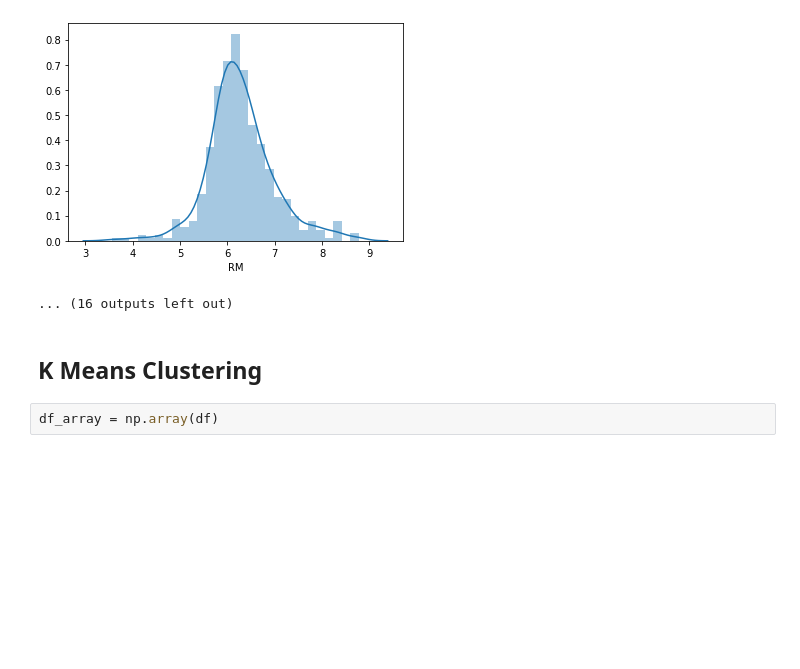
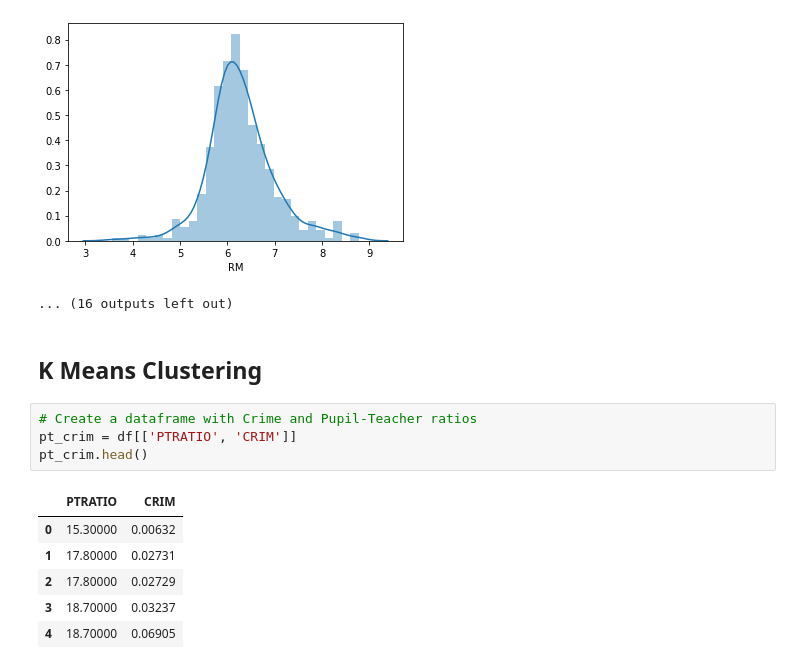
Before and after one commit to lechemrc/CS-Build-Week, a Jupyter notebook: src/project.ipynb, the cells around one changed output. Cells and saved outputs as stored; diff of their text form; blank space fills up the shorter version.

```diff
--- a/src/project.ipynb
+++ b/src/project.ipynb
@@ -98,5 +102,14 @@ RM
 ... (16 outputs left out)
 # %% [markdown]
 ## K Means Clustering
-# %%
-df_array = np.array(df)
+# %%
+# Create a dataframe with Crime and Pupil-Teacher ratios
+pt_crim = df[['PTRATIO', 'CRIM']]
+pt_crim.head()
+# %% [output]
+|  | PTRATIO | CRIM |
+| 0 | 15.30000 | 0.00632 |
+| 1 | 17.80000 | 0.02731 |
+| 2 | 17.80000 | 0.02729 |
+| 3 | 18.70000 | 0.03237 |
+| 4 | 18.70000 | 0.06905 |
```
Also changed, not shown: parts of 7 cells of this notebook.
